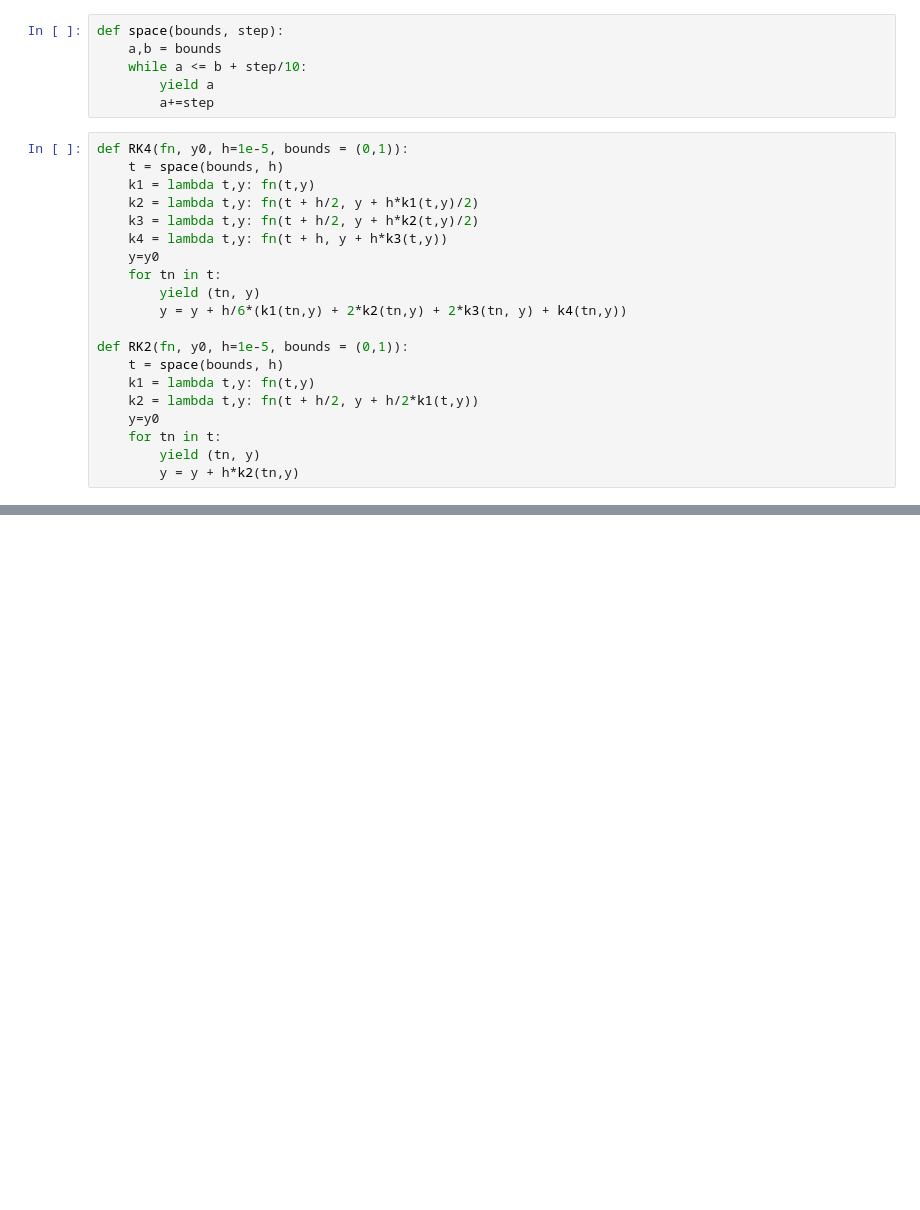
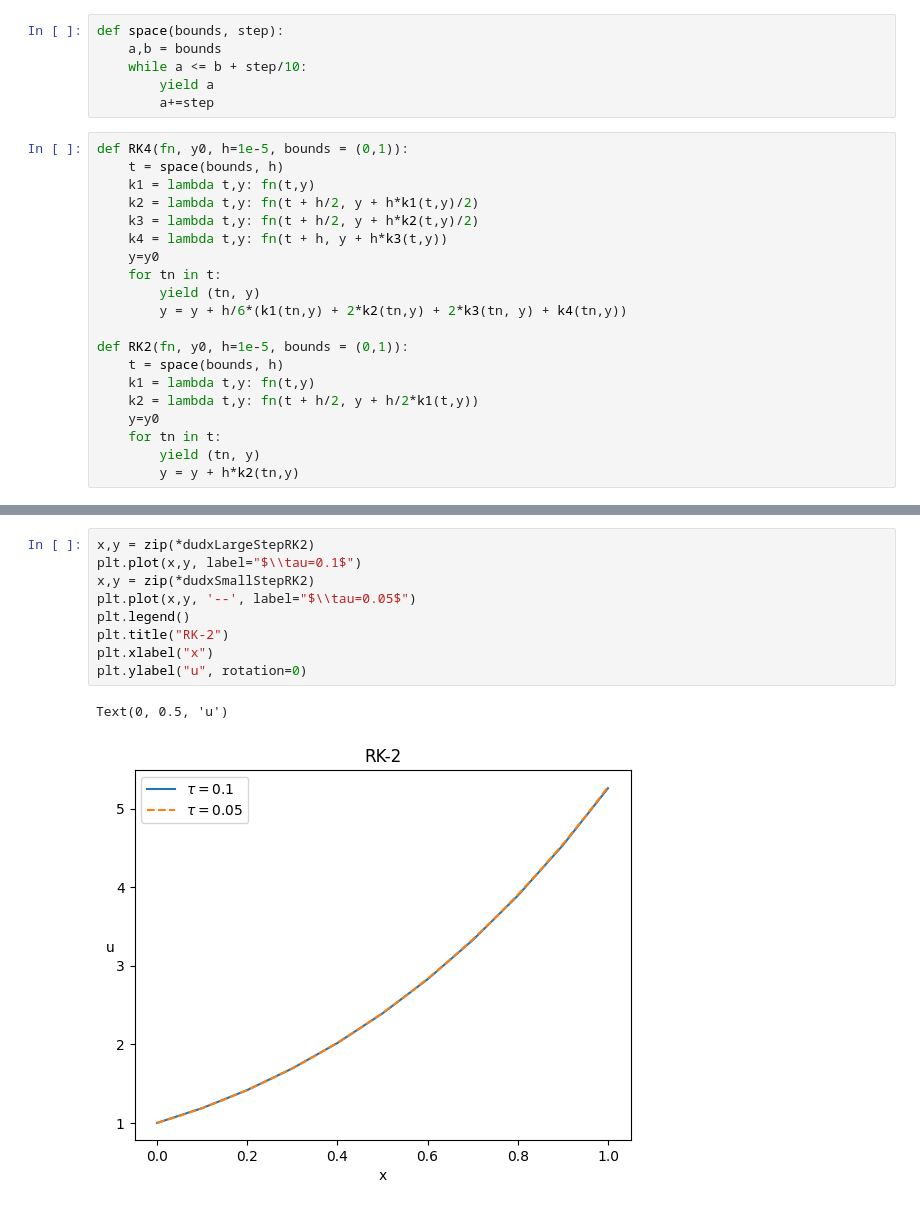
Before and after one commit to onlyidev/python_sem7, a Jupyter notebook: modeling/lab2/lab2.ipynb, the cells around one changed output, grey strips where cells are left out. Drawn from its saved outputs; the diff is of its cells as text; blank space fills up the shorter version.

```diff
--- a/modeling/lab2/lab2.ipynb
+++ b/modeling/lab2/lab2.ipynb
@@ -55,2 +62,14 @@ Text(0.5, 1.0, 'RK-4')
+# %%
+x,y = zip(*dudxLargeStepRK2)
+plt.plot(x,y, label="$\\tau=0.1$")
+x,y = zip(*dudxSmallStepRK2)
+plt.plot(x,y, '--', label="$\\tau=0.05$")
+plt.legend()
+plt.title("RK-2")
+plt.xlabel("x")
+plt.ylabel("u", rotation=0)
+# %% [output]
+Text(0, 0.5, 'u')
+[figure, added]
 # %%
 x,y = zip(*dudxSmallStepRK4)
```
Also changed, not shown: parts of 7 cells of this notebook, 1 other file.
